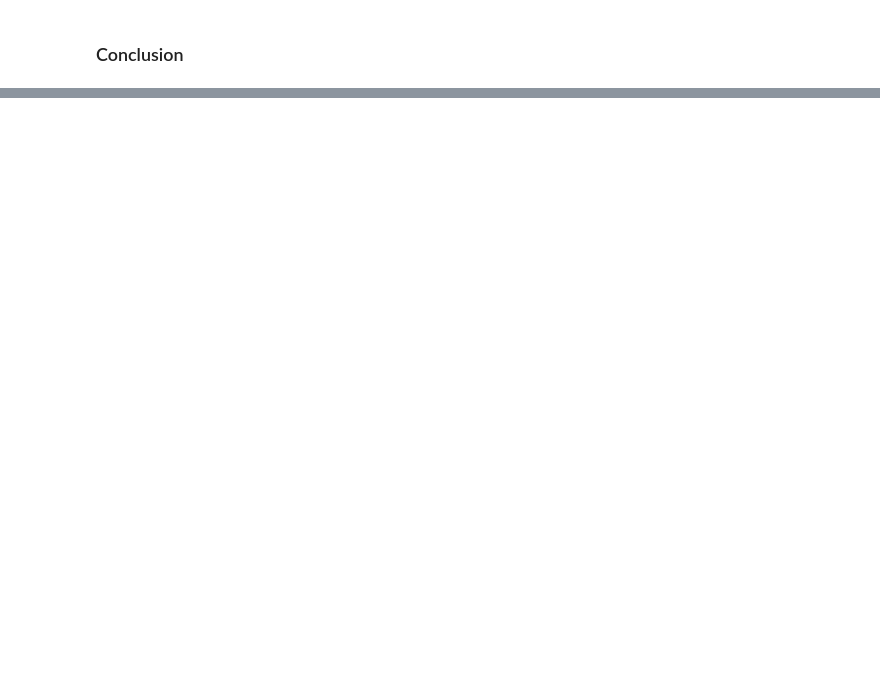
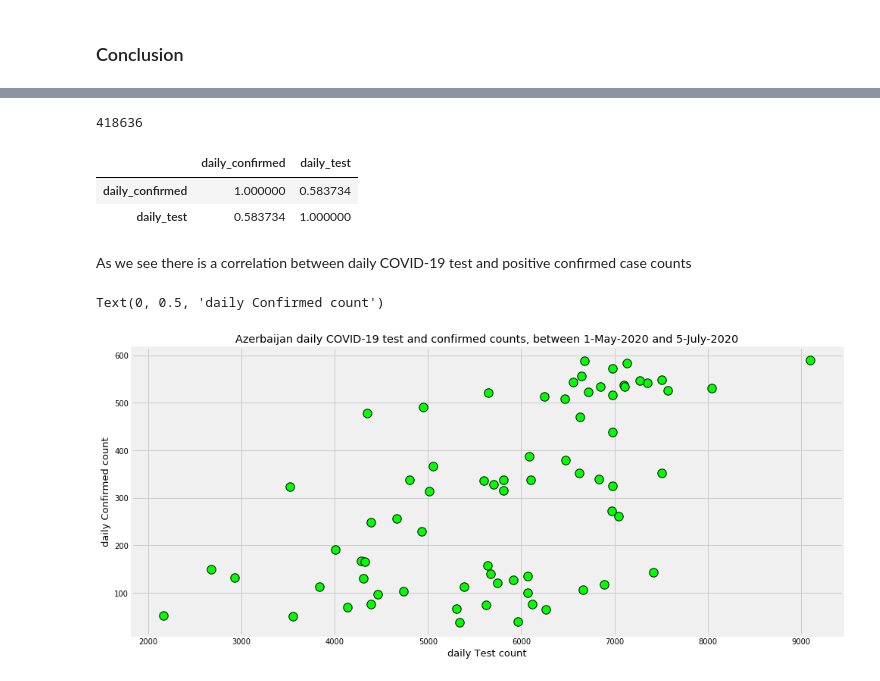
Before and after one commit to anarhasanov/COVID-19-analysis, a Jupyter notebook: COVID-19 analysis_Azerbaijan case_8June.ipynb, the cells around one changed output, grey strips where cells are left out. Drawn from its saved outputs; the diff is of its cells as text; code cells hidden in the pictures; blank space fills up the shorter version.

Commit message:
performed analysis of Azerbaijan daily Test data vs daily confirmed case count

```diff
--- a/COVID-19 analysis_Azerbaijan case_8June.ipynb
+++ b/COVID-19 analysis_Azerbaijan case_8June.ipynb
@@ -669,0 +678,3 @@ When comparing first week actual data after forecst with forecasted data we see
+# %%
+AZE_test = pd.read_csv('https://raw.githubusercontent.com/anarhasanov/COVID-19-visualizations-and-predictions/master/AZE_test_count_1May-11Jul.csv',index_col=0, parse_dates=['date'])
+AZE_test.head(20)
@@ -669,0 +722,24 @@ When comparing first week actual data after forecst with forecasted data we see
+# %%
+AZE_test.daily_test.sum()
+# %% [output]
+418636
+# %%
+AZE_test.corr()
+# %% [output]
+|  | daily_confirmed | daily_test |
+| daily_confirmed | 1.000000 | 0.583734 |
+| daily_test | 0.583734 | 1.000000 |
+# %% [markdown]
+As we see there is a correlation between daily COVID-19 test and positive confirmed case counts
+# %%
+plt.figure(figsize=(15,7))
+
+plt.scatter(AZE_test.daily_test, AZE_test.daily_confirmed, s=130, c='lime',
+            edgecolors='black', linewidths=1)
+
+plt.title("Azerbaijan daily COVID-19 test and confirmed counts, between 1-May-2020 and 5-July-2020")
+plt.xlabel('daily Test count', size=13)
+plt.ylabel('daily Confirmed count', size=13)
+# %% [output]
+Text(0, 0.5, 'daily Confirmed count')
+[figure, added]
```
Also changed, not shown: parts of 28 cells of this notebook.
